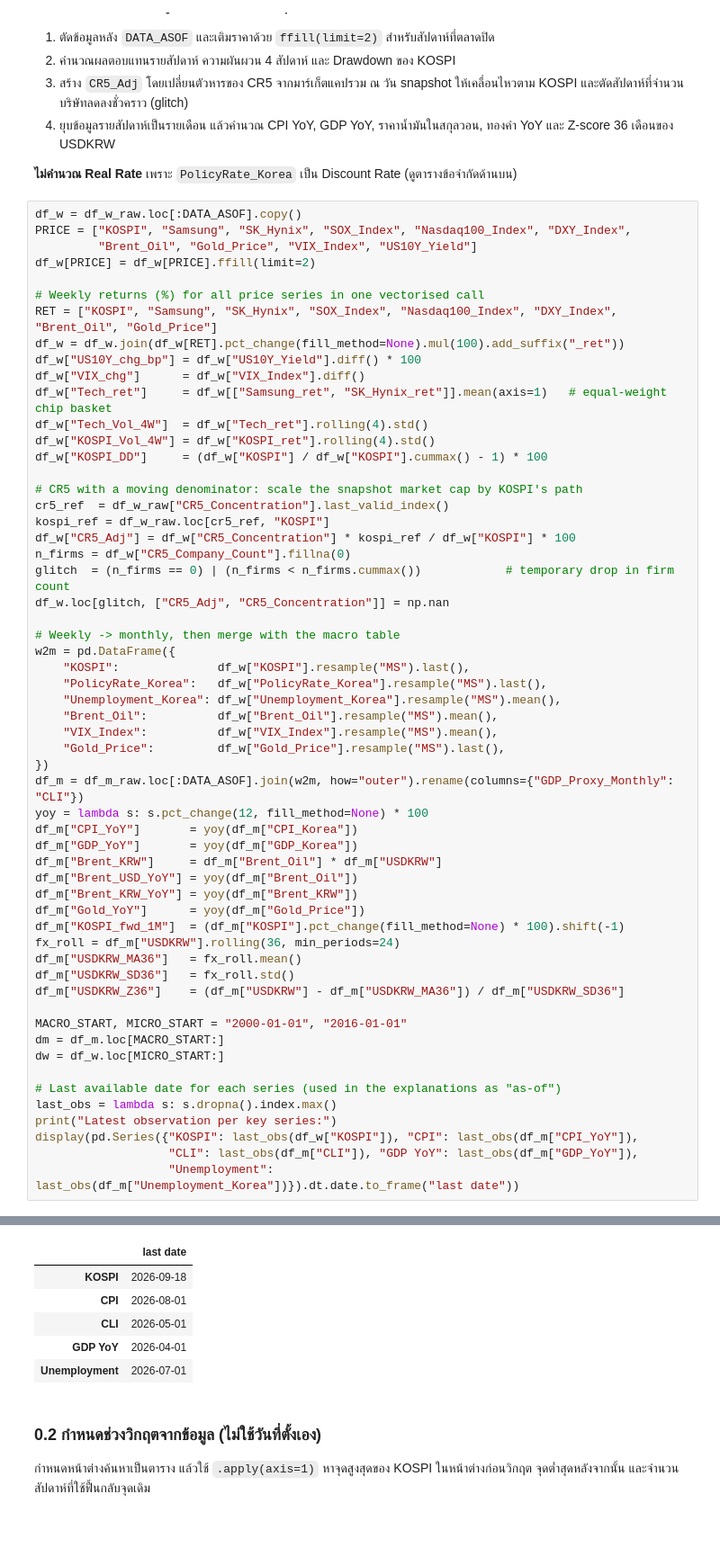
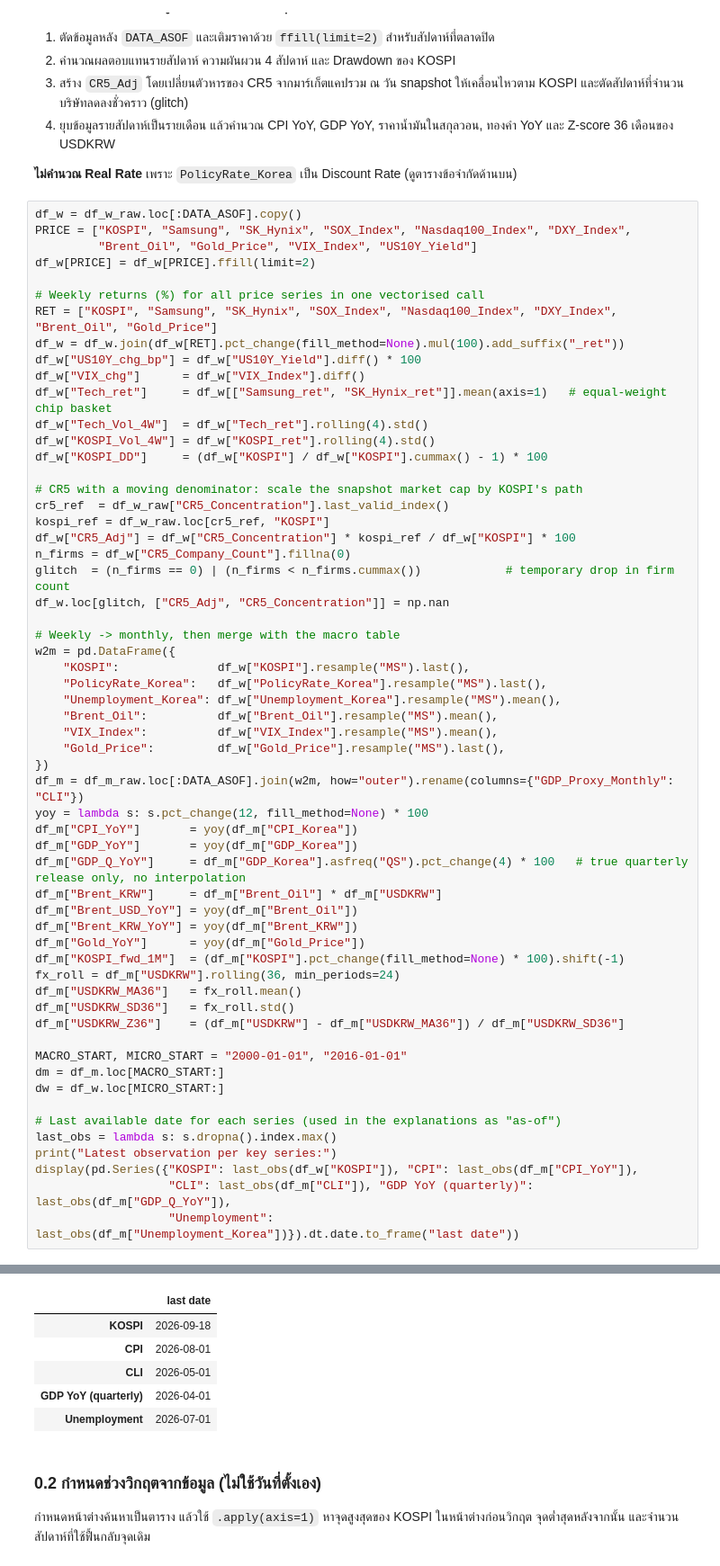
Before and after one commit to atawuttecha/korea-crash-2026, a Jupyter notebook: Korea_Crash_Visualization_CSV.ipynb, the cells around one changed output, grey strips where cells are left out. Shown at 90% size. Saved outputs shown, nothing was run; the diff lists cells and outputs as text; blank space fills up the shorter version.

```diff
--- a/Korea_Crash_Visualization_CSV.ipynb
+++ b/Korea_Crash_Visualization_CSV.ipynb
@@ -153,35 +153,36 @@ w2m = pd.DataFrame({
 })
 df_m = df_m_raw.loc[:DATA_ASOF].join(w2m, how="outer").rename(columns={"GDP_Proxy_Monthly": "CLI"})
 yoy = lambda s: s.pct_change(12, fill_method=None) * 100
 df_m["CPI_YoY"]       = yoy(df_m["CPI_Korea"])
 df_m["GDP_YoY"]       = yoy(df_m["GDP_Korea"])
+df_m["GDP_Q_YoY"]     = df_m["GDP_Korea"].asfreq("QS").pct_change(4) * 100   # true quarterly release only, no interpolation
 df_m["Brent_KRW"]     = df_m["Brent_Oil"] * df_m["USDKRW"]
 df_m["Brent_USD_YoY"] = yoy(df_m["Brent_Oil"])
 df_m["Brent_KRW_YoY"] = yoy(df_m["Brent_KRW"])
 df_m["Gold_YoY"]      = yoy(df_m["Gold_Price"])
 df_m["KOSPI_fwd_1M"]  = (df_m["KOSPI"].pct_change(fill_method=None) * 100).shift(-1)
 fx_roll = df_m["USDKRW"].rolling(36, min_periods=24)
 df_m["USDKRW_MA36"]   = fx_roll.mean()
 df_m["USDKRW_SD36"]   = fx_roll.std()
 df_m["USDKRW_Z36"]    = (df_m["USDKRW"] - df_m["USDKRW_MA36"]) / df_m["USDKRW_SD36"]
 
 MACRO_START, MICRO_START = "2000-01-01", "2016-01-01"
 dm = df_m.loc[MACRO_START:]
 dw = df_w.loc[MICRO_START:]
 
 # Last available date for each series (used in the explanations as "as-of")
 last_obs = lambda s: s.dropna().index.max()
 print("Latest observation per key series:")
 display(pd.Series({"KOSPI": last_obs(df_w["KOSPI"]), "CPI": last_obs(df_m["CPI_YoY"]),
-                   "CLI": last_obs(df_m["CLI"]), "GDP YoY": last_obs(df_m["GDP_YoY"]),
+                   "CLI": last_obs(df_m["CLI"]), "GDP YoY (quarterly)": last_obs(df_m["GDP_Q_YoY"]),
                    "Unemployment": last_obs(df_m["Unemployment_Korea"])}).dt.date.to_frame("last date"))
 # %% [output]
 Latest observation per key series:
 |  | last date |
 | KOSPI | 2026-09-18 |
 | CPI | 2026-08-01 |
 | CLI | 2026-05-01 |
-| GDP YoY | 2026-04-01 |
+| GDP YoY (quarterly) | 2026-04-01 |
 | Unemployment | 2026-07-01 |
 # %% [markdown]
 ### 0.2 กำหนดช่วงวิกฤตจากข้อมูล (ไม่ใช้วันที่ตั้งเอง)
```
Also changed, not shown: parts of 12 cells of this notebook.
